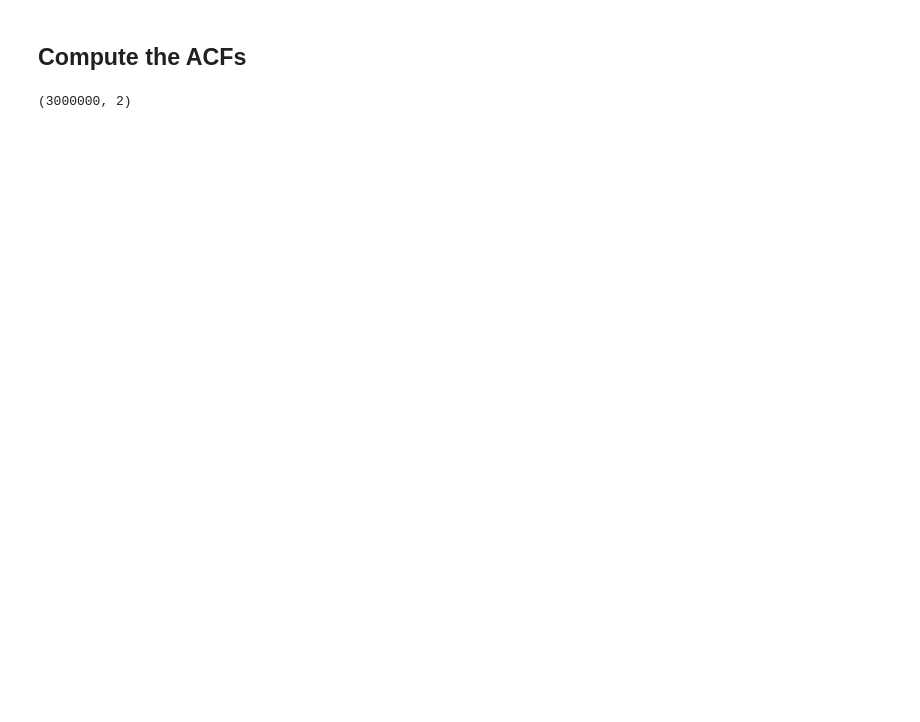
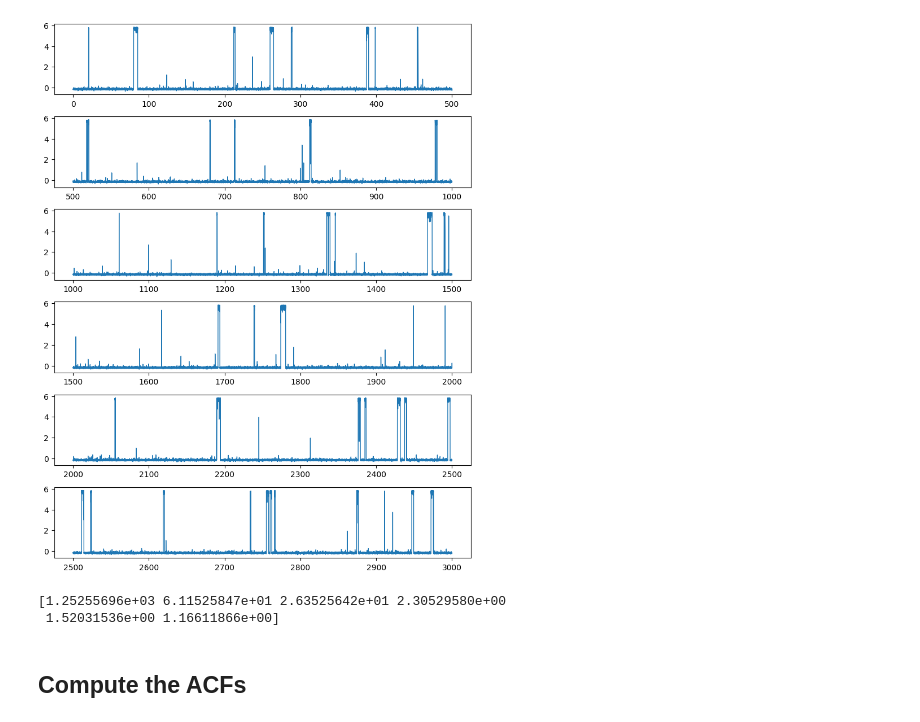
Before and after one commit to bbharland/vac-metad, a Jupyter notebook: test-1a-acf.ipynb, the cells around one changed output. Saved outputs shown, nothing was run; the diff lists cells and outputs as text; code cells hidden in the pictures; blank space fills up the shorter version.

```diff
--- a/test-1a-acf.ipynb
+++ b/test-1a-acf.ipynb
@@ -48,6 +42,29 @@ sd = simulation_data(p)
+# %%
+import importlib
+import openmm.unit as unit
+import src.util
+
+importlib.reload(src.util)
+
+from src.util import chunk_iter
+
+ns = np.arange(len(sd.cvs)) * p.lagtime / unit.nanosecond
+lagtime = p.lagtime / unit.picosecond
+
+num_chunks = 6
+titer = chunk_iter(ns, num_chunks)
+uiter = chunk_iter(sd.cvs[:, 0], num_chunks)
+
+fig, axs = plt.subplots(num_chunks, 1, figsize=(8, 10))
+for t, u, ax in zip(titer, uiter, axs):
+    ax.plot(t, u, lw=1)
+fig.tight_layout()
+# %% [output]
+[figure, added]
+# %%
+print(sd.timescales)
+# %% [output]
+[1.25255696e+03 6.11525847e+01 2.63525642e+01 2.30529580e+00
+ 1.52031536e+00 1.16611866e+00]
 # %% [markdown]
 ## Compute the ACFs
-# %%
-sd.cvs.shape
-# %% [output]
-(3000000, 2)
```
Also changed, not shown: parts of 23 cells of this notebook, 1 other file.
